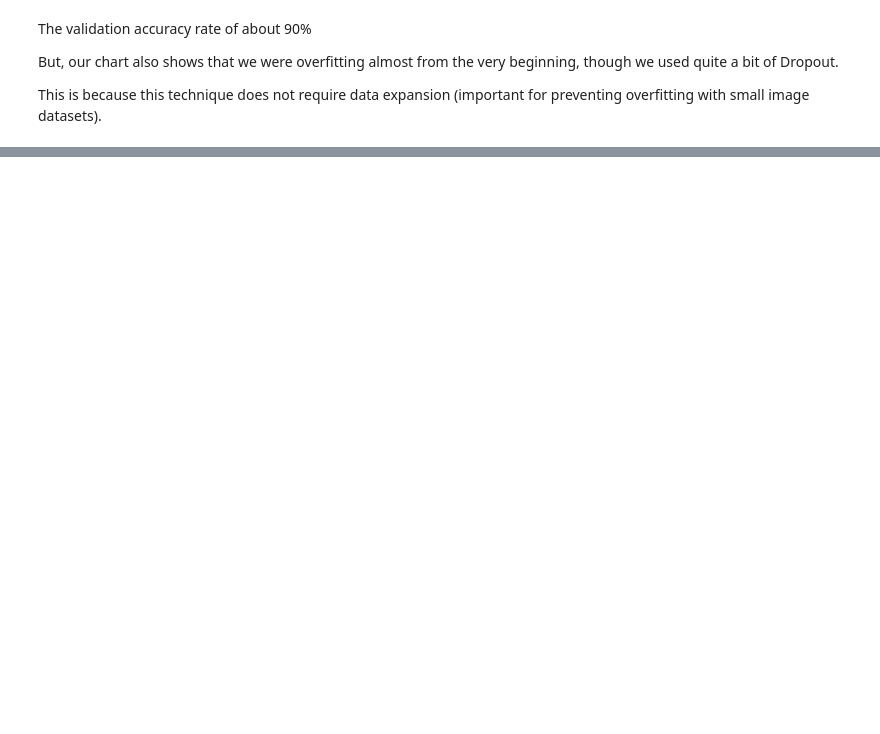
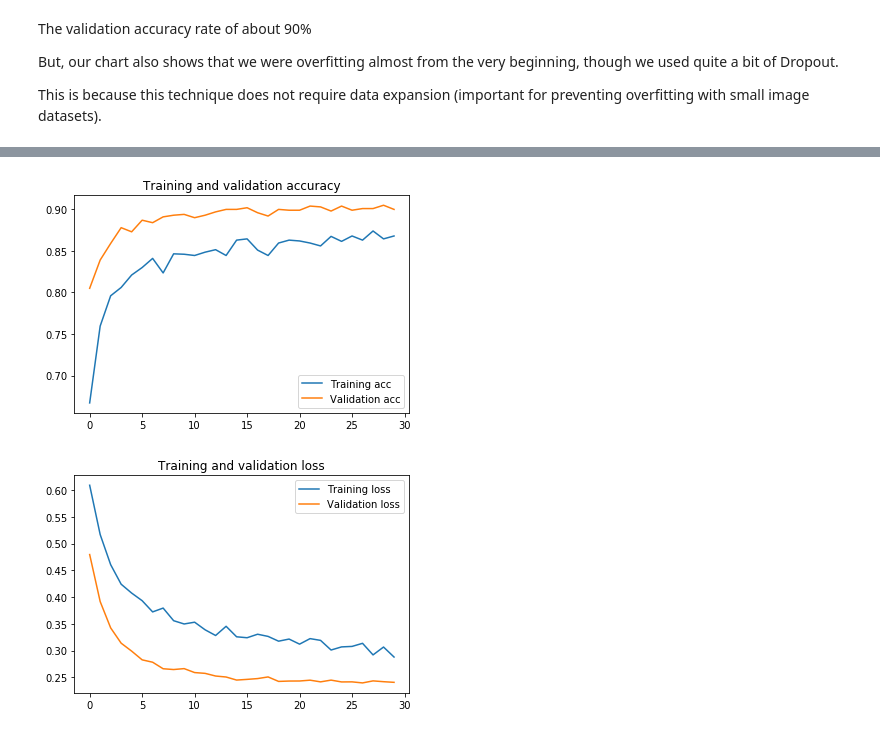
Before and after one commit to jojosimida/keras-practice, a Jupyter notebook: 1.5-use-pretrained-model-2/1.5-use-pretrained-model-2.ipynb, the cells around one changed output, grey strips where cells are left out. Saved outputs shown, nothing was run; the diff lists cells and outputs as text; code cells hidden in the pictures; blank space fills up the shorter version.

```diff
--- a/1.5-use-pretrained-model-2/1.5-use-pretrained-model-2.ipynb
+++ b/1.5-use-pretrained-model-2/1.5-use-pretrained-model-2.ipynb
@@ -302,0 +352,38 @@ This is because this technique does not require data expansion (important for pr
+# %%
+from keras.preprocessing.image import ImageDataGenerator
+
+train_datagen = ImageDataGenerator(
+      rescale=1./255,
+      rotation_range=40,
+      width_shift_range=0.2,
+      height_shift_range=0.2,
+      shear_range=0.2,
+      zoom_range=0.2,
+      horizontal_flip=True,
+      fill_mode='nearest')
+
+# validation data don't need to data augmentation
+test_datagen = ImageDataGenerator(rescale=1./255)
+
+train_generator = train_datagen.flow_from_directory(
+        train_dir,
+        target_size=(150, 150),
+        batch_size=20,
+        class_mode='binary')
+
+validation_generator = test_datagen.flow_from_directory(
+        validation_dir,
+        target_size=(150, 150),
+        batch_size=20,
+        class_mode='binary')
+
+model.compile(loss='binary_crossentropy',
+              optimizer=optimizers.RMSprop(lr=2e-5),
+              metrics=['acc'])
+
+history = model.fit_generator(
+      train_generator,
+      steps_per_epoch=100,
+      epochs=30,
+      validation_data=validation_generator,
+      validation_steps=50)
@@ -302,0 +408,5 @@ This is because this technique does not require data expansion (important for pr
+# %%
+draw_history(history)
+# %% [output]
+[figure, added]
+[figure, added]
```
Also changed, not shown: parts of 16 cells of this notebook.
